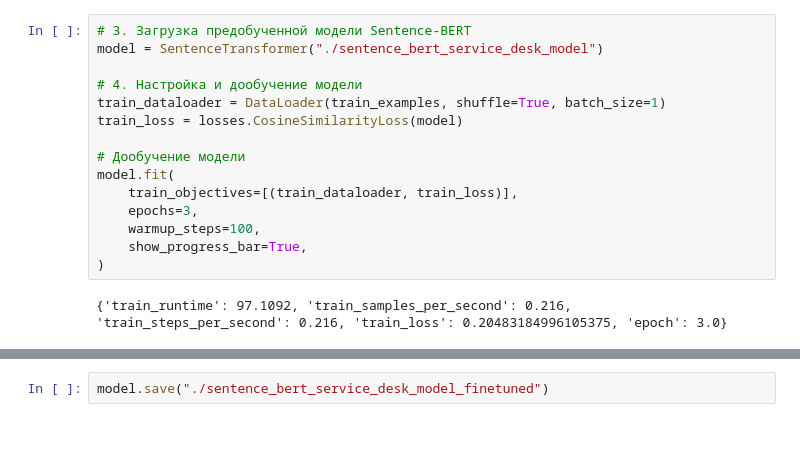
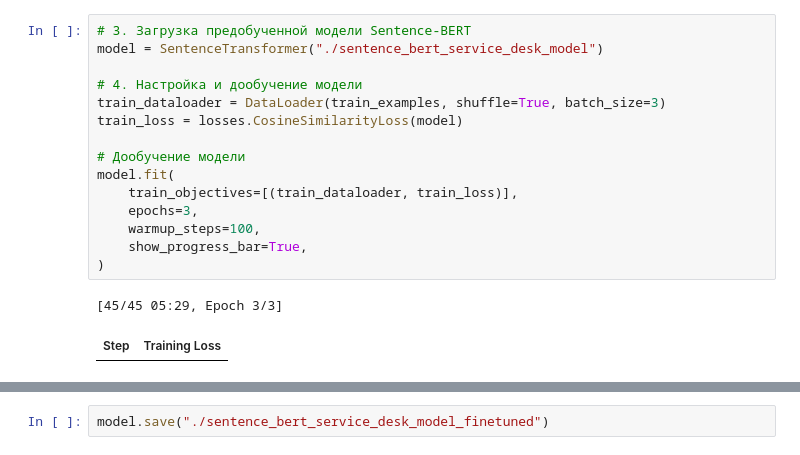
Before and after one commit to Lolip0pP/ServiceBot, a Jupyter notebook: reranking.ipynb, the cells around one changed output, grey strips where cells are left out. Cells and saved outputs as stored; diff of their text form.

```diff
--- a/reranking.ipynb
+++ b/reranking.ipynb
@@ -81,20 +276,21 @@ for item in data:
 # %%
 # 3. Загрузка предобученной модели Sentence-BERT
 model = SentenceTransformer("./sentence_bert_service_desk_model")
 
 # 4. Настройка и дообучение модели
-train_dataloader = DataLoader(train_examples, shuffle=True, batch_size=1)
+train_dataloader = DataLoader(train_examples, shuffle=True, batch_size=3)
 train_loss = losses.CosineSimilarityLoss(model)
 
 # Дообучение модели
 model.fit(
     train_objectives=[(train_dataloader, train_loss)],
     epochs=3,
     warmup_steps=100,
     show_progress_bar=True,
 )
 # %% [output]
-{'train_runtime': 97.1092, 'train_samples_per_second': 0.216, 'train_steps_per_second': 0.216, 'train_loss': 0.20483184996105375, 'epoch': 3.0}
+[45/45 05:29, Epoch 3/3]
+| Step | Training Loss |
 # %%
 from sklearn.metrics.pairwise import cosine_similarity
 
```
Also changed, not shown: parts of 3 cells of this notebook, 4 other files.
